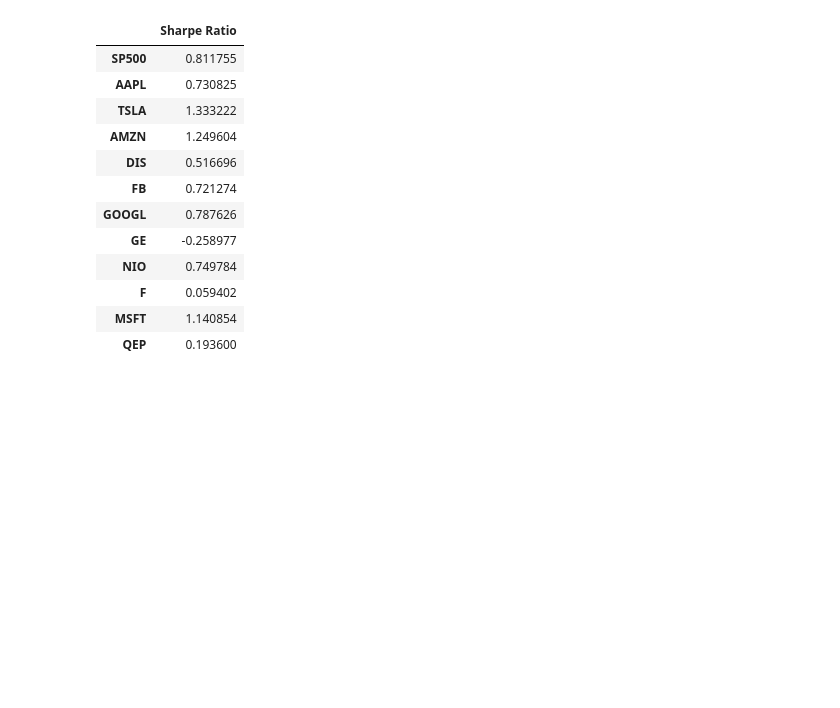
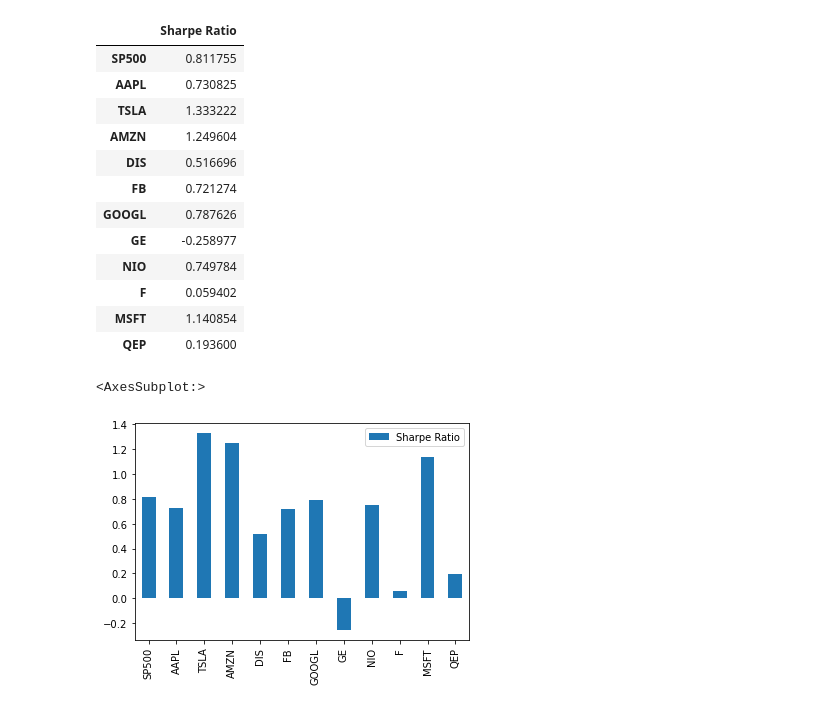
Before and after one commit to jtmcginley123/project-two, a Jupyter notebook: Asif/stock_df.ipynb, the cells around one changed output. Drawn from its saved outputs; the diff is of its cells as text; code cells hidden in the pictures; blank space fills up the shorter version.

Commit message:
added sr graph

```diff
--- a/Asif/stock_df.ipynb
+++ b/Asif/stock_df.ipynb
@@ -488,6 +488,11 @@ sharpe_ratio_df
 | F | 0.059402 |
 | MSFT | 1.140854 |
 | QEP | 0.193600 |
+# %%
+sharpe_ratio_df.plot(kind = "bar")
+# %% [output]
+<AxesSubplot:>
+[figure, added]
 # %%
 #from sklearn.preprocessing import MinMaxScaler
 # %%
```
